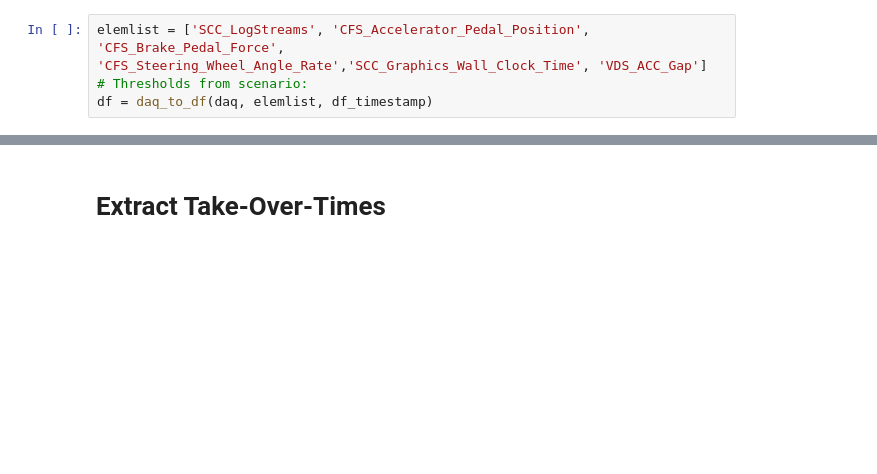
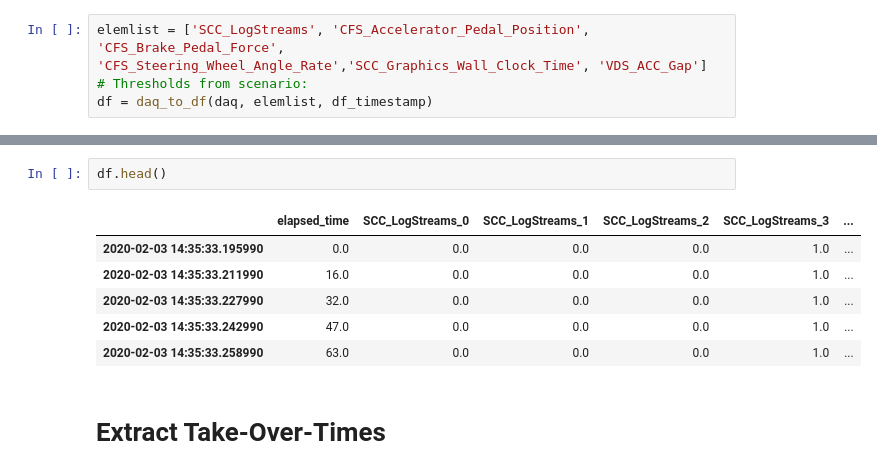
Before and after one commit to FeardaMeow/HSMM, a Jupyter notebook: Extract Data.ipynb, the cells around one changed output, grey strips where cells are left out. Drawn from its saved outputs; the diff is of its cells as text; blank space fills up the shorter version.

```diff
--- a/Extract Data.ipynb
+++ b/Extract Data.ipynb
@@ -140,3 +131,12 @@ DatetimeIndex(['2020-01-24 11:05:51.530000', '2020-01-24 11:05:51.546000',
+# %%
+df.head()
+# %% [output]
+|  | elapsed_time | SCC_LogStreams_0 | SCC_LogStreams_1 | SCC_LogStreams_2 | SCC_LogStreams_3 | ... |
+| 2020-02-03 14:35:33.195990 | 0.0 | 0.0 | 0.0 | 0.0 | 1.0 | ... |
+| 2020-02-03 14:35:33.211990 | 16.0 | 0.0 | 0.0 | 0.0 | 1.0 | ... |
+| 2020-02-03 14:35:33.227990 | 32.0 | 0.0 | 0.0 | 0.0 | 1.0 | ... |
+| 2020-02-03 14:35:33.242990 | 47.0 | 0.0 | 0.0 | 0.0 | 1.0 | ... |
+| 2020-02-03 14:35:33.258990 | 63.0 | 0.0 | 0.0 | 0.0 | 1.0 | ... |
 # %% [markdown]
 # Extract Take-Over-Times
 # %%
```
Also changed, not shown: parts of 6 cells of this notebook.
